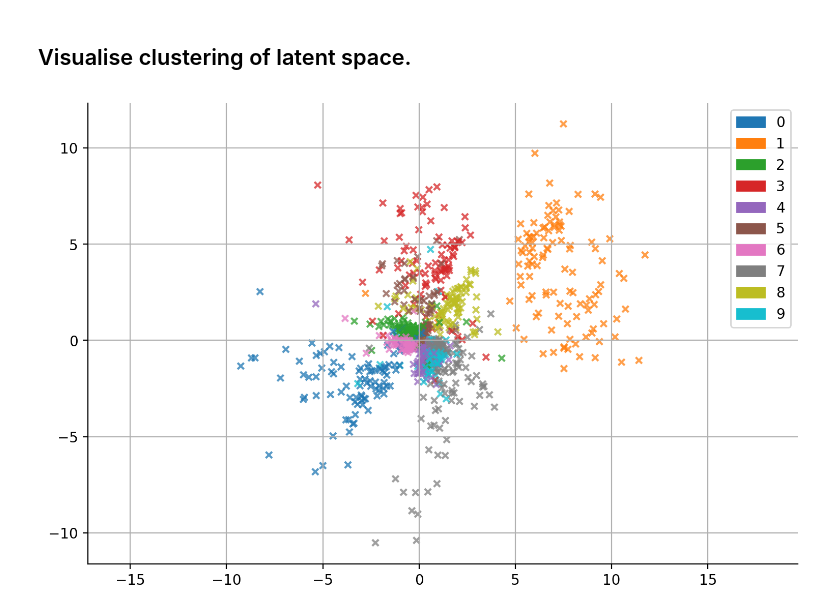
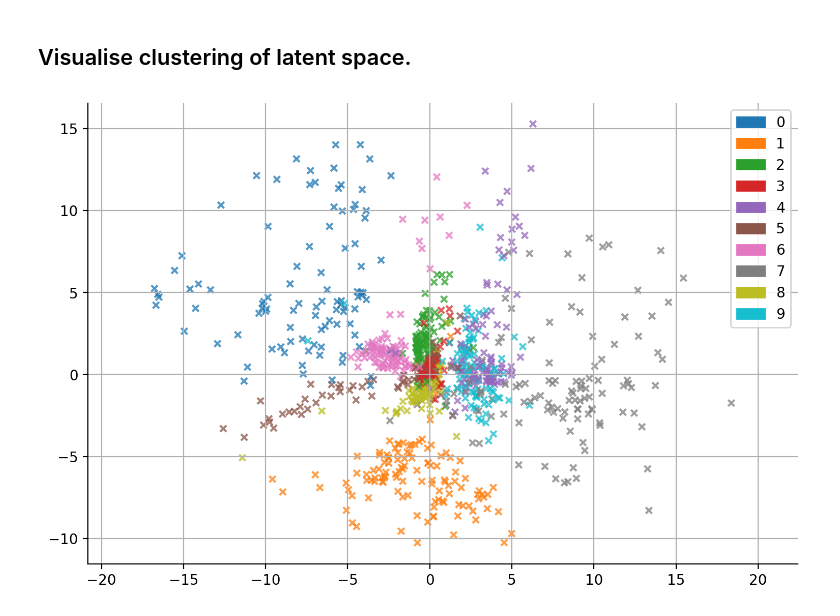
Before and after one commit to MattAshman/gmmvae, a Jupyter notebook: notebooks/gmmvae_test.ipynb, the cells around one changed output. Saved outputs shown, nothing was run; the diff lists cells and outputs as text; code cells hidden in the pictures.

```diff
--- a/notebooks/gmmvae_test.ipynb
+++ b/notebooks/gmmvae_test.ipynb
@@ -125,10 +123,9 @@ def train_gmmvae(model, loader, optimiser, epoch):
 
     for batch_idx, (x, pi) in batch_iter:
         optimiser.zero_grad()
-        if isinstance(model, GMMVAE2FixedCls):
-            x_flattened = x.view(-1, 784).float() / 255
+        if isinstance(model, gmmvae.models.GMMVAEFixedCls):
             x = x.unsqueeze(1).float() / 255
-            loss = -model.elbo(x, x_flattened, pi, num_samples=1)
+            loss = -model.elbo(x, pi, num_samples=1)
         else:
             x = x.view(-1, 784).float() / 255
             loss = -model.elbo(x, pi, num_samples=1)
@@ -145,16 +142,18 @@ def train_gmmvae(model, loader, optimiser, epoch):
 z_dim = 2
 x_dim = 784
 
-encoder = sgpvae.networks.LinearGaussian(x_dim, z_dim, [512, 256], min_sigma=1e-3)
-gmmvae2_encoder = LinearGaussianIndexed(x_dim, z_dim, 10, [512, 256], min_sigma=1e-3)
+gmmvae_encoder = gmmvae.networks.LinearGaussian(x_dim, z_dim, [512, 256], min_sigma=1e-3)
+gmmvaecls_encoder = gmmvae.networks.LinearGaussianIndexed(x_dim, z_dim, 10, [512, 256], min_sigma=1e-3)
 loglikelihood = gmmvae.loglikelihoods.NNBernoulli(z_dim, x_dim, [256, 512])
 
 gmmvae_cls = copy.deepcopy(cls)
 for param in gmmvae_cls.parameters():
     param.requires_grad = False
 
-gmmvae_model = GMMVAE(encoder, copy.deepcopy(loglikelihood), z_dim, 10)
-gmmvae2_model = GMMVAE2FixedCls(gmmvae_cls, gmmvae2_encoder, copy.deepcopy(loglikelihood), z_dim, 10)
+gmmvae_model = gmmvae.models.GMMVAE(
+    copy.deepcopy(loglikelihood), gmmvae_encoder, z_dim, 10)
+gmmvaecls_model = gmmvae.models.GMMVAEFixedCls(
+    copy.deepcopy(loglikelihood), gmmvae_cls, gmmvaecls_encoder,  z_dim, 10)
 # %% [markdown]
 ## GMMVAE training.
 # %%
@@ -170,5 +167,5 @@ for epoch in range(1, 14+1):
 KeyboardInterrupt:
 # %%
-gmmvae2_optimiser = optim.Adam(gmmvae2_model.parameters())
+gmmvaecls_optimiser = optim.Adam(gmmvaecls_model.parameters())
 for epoch in range(1, 14+1):
-    train_gmmvae(gmmvae2_model, gmmvae_loader, gmmvae2_optimiser, epoch)
+    train_gmmvae(gmmvaecls_model, gmmvae_loader, gmmvaecls_optimiser, epoch)
@@ -239,7 +216,7 @@ def draw_ellipse(position, covariance, ax=None, **kwargs):
 
 def plot_gmmvae(gmmvae, x, y, pi, ax=None):
     ax = ax or plt.gca()
-    z = gmmvae.encoder(x)[0].detach()
+    z = gmmvae.encoder(x, y)[0].detach()
     h = - (pi * (pi.log()) / np.log(2)).sum(1)
 
     colours = plt.rcParams['axes.prop_cycle'].by_key()['color']
@@ -249,32 +226,45 @@ def plot_gmmvae(gmmvae, x, y, pi, ax=None):
     ax.scatter(z[:, 0], z[:, 1], c=c, alpha=.75, marker='x', s=s)
     ax.axis('equal')
 
-#     for mu, logsigma, colour in zip(gmmvae.pz_y_mu, gmmvae.pz_y_logsigma, colours):
-#         mu = mu.detach().numpy()
-#         cov = logsigma.exp().diag_embed().detach().numpy()
-#         draw_ellipse(mu, cov, alpha=.1, color=colour)
+    for mu, logsigma, colour in zip(gmmvae.pz_y_mu, gmmvae.pz_y_logsigma, colours):
+        mu = mu.detach().numpy()
+        cov = logsigma.exp().diag_embed().detach().numpy()
+        draw_ellipse(mu, cov, alpha=.1, color=colour)
+
+
+def plot_gmmvaecls(model, x, y, pi, ax=None):
+    ax = ax or plt.gca()
+    z = gmmvae.encoder(x, y)[0].detach()
+    h = - (pi * (pi.log()) / np.log(2)).sum(1)
+
+    colours = plt.rcParams['axes.prop_cycle'].by_key()['color']
+    c = [colours[y_] for y_ in y]
+#     s = 50 * h / h.max()
+    s = 20
+    ax.scatter(z[:, 0], z[:, 1], c=c, alpha=.75, marker='x', s=s)
+    ax.axis('equal')
 # %%
 fig = plt.figure(figsize=(9, 6), dpi=200)
 
 x = gmmvae_dataset.x[:1000].view(-1, 784).float() / 255
 y = gmmvae_dataset.y[:1000]
 pi = gmmvae_dataset.cls_output[:1000]
-plot_gmmvae(gmmvae_model, x, y, pi)
+plot_gmmvae(gmmvaecls_model, x, y, pi)
 
 # Hide the right and top spines.
 ax = plt.gca()
 ax.spines['right'].set_visible(False)
 ax.spines['top'].set_visible(False)
 
 # Add legend.
 colours = plt.rcParams['axes.prop_cycle'].by_key()['color']
 custom_patches = [Rectangle((0, 0), 1, 1, color=colours[i]) for i in range(10)]
 ax.legend(custom_patches, [str(i) for i in range(10)])
 
 plt.grid(0.25)
 plt.show()
 # %% [output]
-[figure, old version]
+[figure, new version]
 # %%
 import torch
 import torch.nn as nn
```
Also changed, not shown: parts of 5 cells of this notebook, 2 other files.
